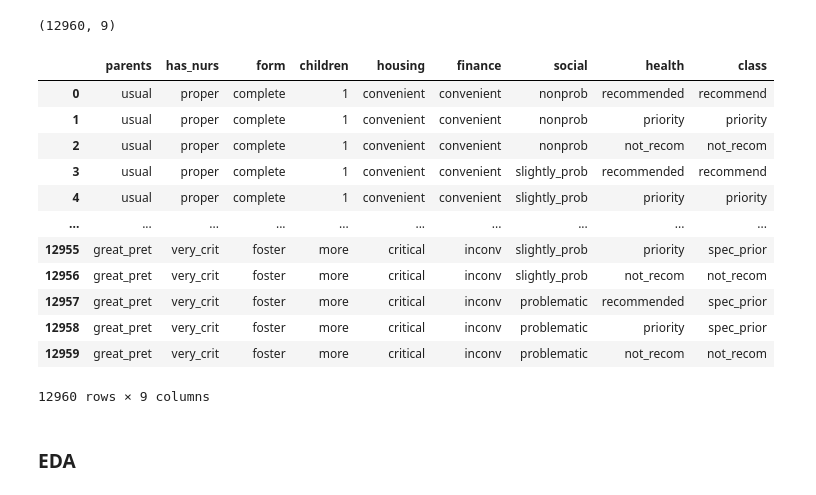
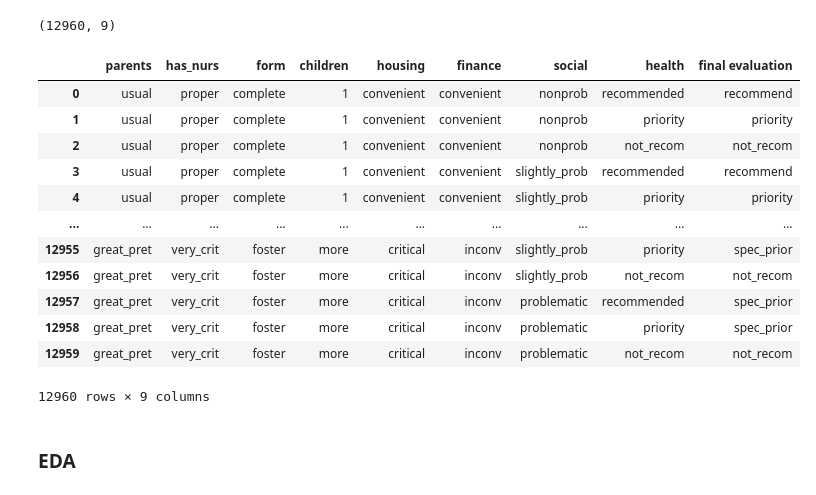
Before and after one commit to rajibulislam1/Midterm_Project, a Jupyter notebook: data.ipynb, the cells around one changed output. Cells and saved outputs as stored; diff of their text form; code cells hidden in the pictures.

```diff
--- a/data.ipynb
+++ b/data.ipynb
@@ -14,12 +10,12 @@ ModuleNotFoundError: No module named 'matplotlib'
 # %%
 # Get full dataset (features + target together)
-df = nursery.data.original
+df = pd.read_csv('nursery.csv')
 
 print(df.shape)
 df
 # %% [output]
 (12960, 9)
-|  | parents | has_nurs | form | children | housing | finance | social | health | class |
+|  | parents | has_nurs | form | children | housing | finance | social | health | final evaluation |
 | 0 | usual | proper | complete | 1 | convenient | convenient | nonprob | recommended | recommend |
 | 1 | usual | proper | complete | 1 | convenient | convenient | nonprob | priority | priority |
 | 2 | usual | proper | complete | 1 | convenient | convenient | nonprob | not_recom | not_recom |
```
Also changed, not shown: parts of 16 cells of this notebook, 4 other files.
